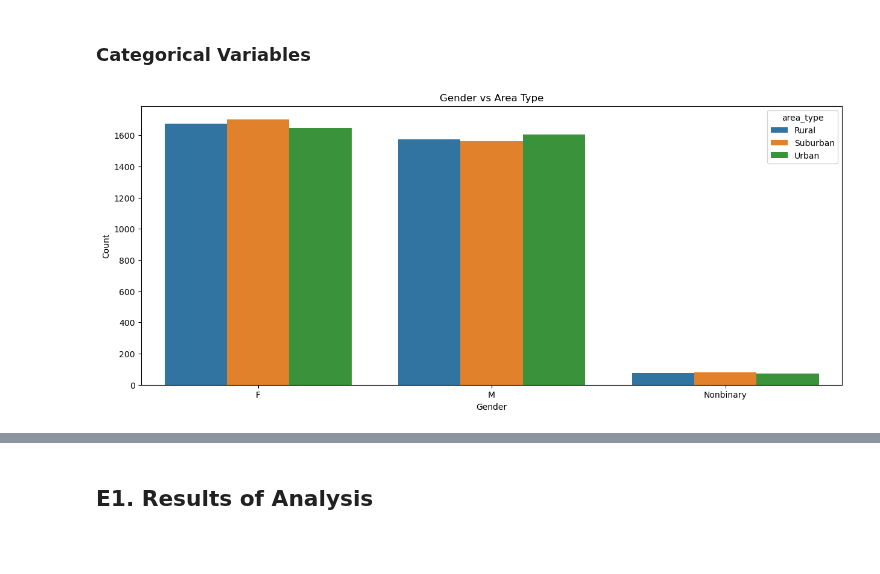
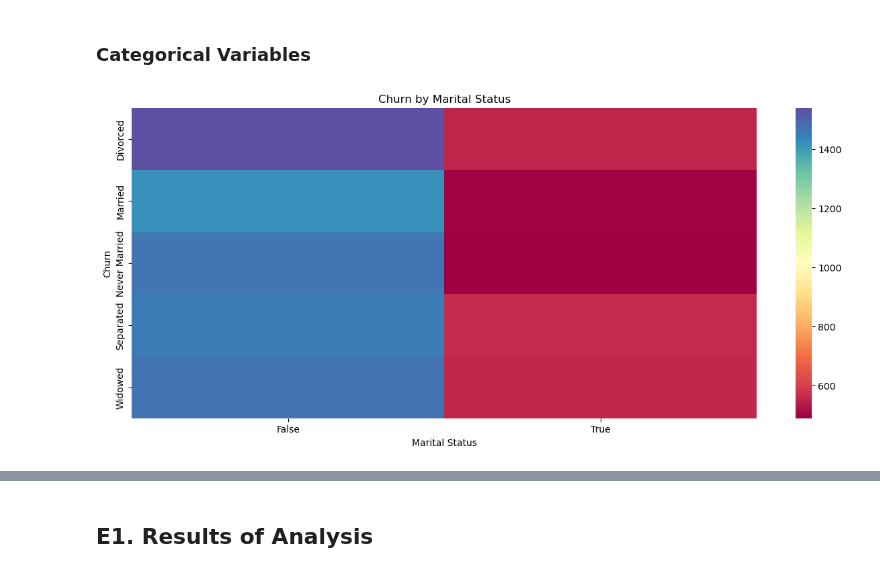
Before and after one commit to smmurdock/WGU-MSDA-DS, a Jupyter notebook: D207/Murdock_Shanay D207 PA Churn.ipynb, the cells around one changed output, grey strips where cells are left out. Cells and saved outputs as stored; diff of their text form; code cells hidden in the pictures; blank space fills up the shorter version.

Commit message:
Changed plot models and added D1 interpretations

```diff
--- a/D207/Murdock_Shanay D207 PA Churn.ipynb
+++ b/D207/Murdock_Shanay D207 PA Churn.ipynb
@@ -236,11 +236,7 @@ nominal_categories = ['area_type', 'time_zone',
 df[nominal_categories] = df[nominal_categories].astype('category')
 
 # Simplify gender responses
-gender_mapping_dict = {'Male': 'M',
-                      'Female': 'F',
-                      'Prefer not to answer': 'NA'}
 df[nominal_categories] = df[nominal_categories].astype('category')
-df['gender'] = df['gender'].replace(gender_mapping_dict)
 
 # Change variables to Booleans
 bool_mapping_dict = {'No': False, 'Yes': True}
@@ -491,14 +510,16 @@ plt.show()
 # %% [markdown]
 ### Categorical Variables
 # %%
-# Bivariate Statistics - Categorical
-# Gender, Area Type
+# Bivariate statistics - Categorical
+# heatmap of churn and marital status
 fig, ax = plt.subplots(figsize=(15,6))
 
-sns.countplot(data=df, x='gender', hue='area_type')
-plt.title('Gender vs Area Type')
-plt.xlabel('Gender')
-plt.ylabel('Count')
-plt.show();
+sns.heatmap(df.pivot_table(index='marital', columns='churn', aggfunc='size'), cmap='Spectral')
+plt.title('Churn by Marital Status')
+plt.xlabel('Marital Status')
+plt.ylabel('Churn')
+
+# Show the plot
+plt.show()
 # %% [output]
-[figure, old version]
+[figure, new version]
```
Also changed, not shown: parts of 14 cells of this notebook.
